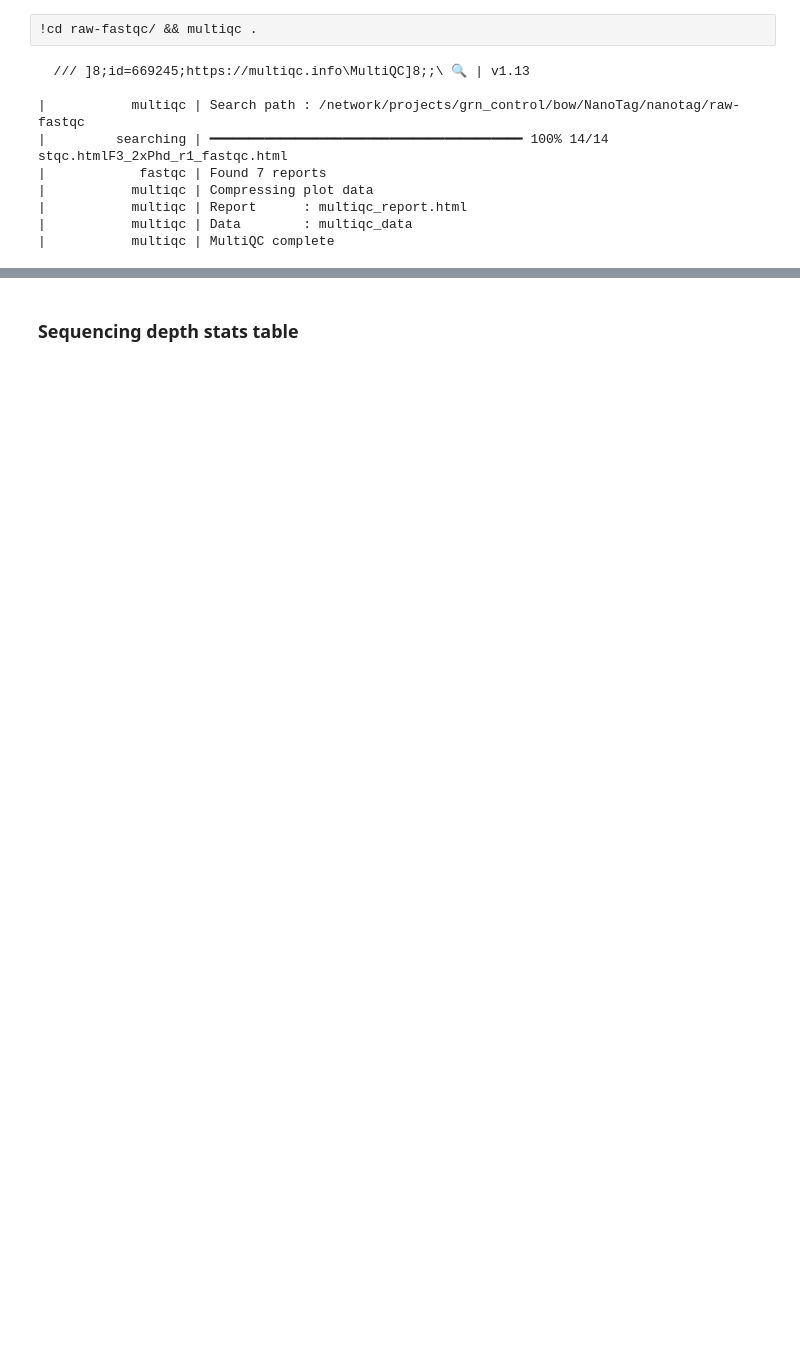
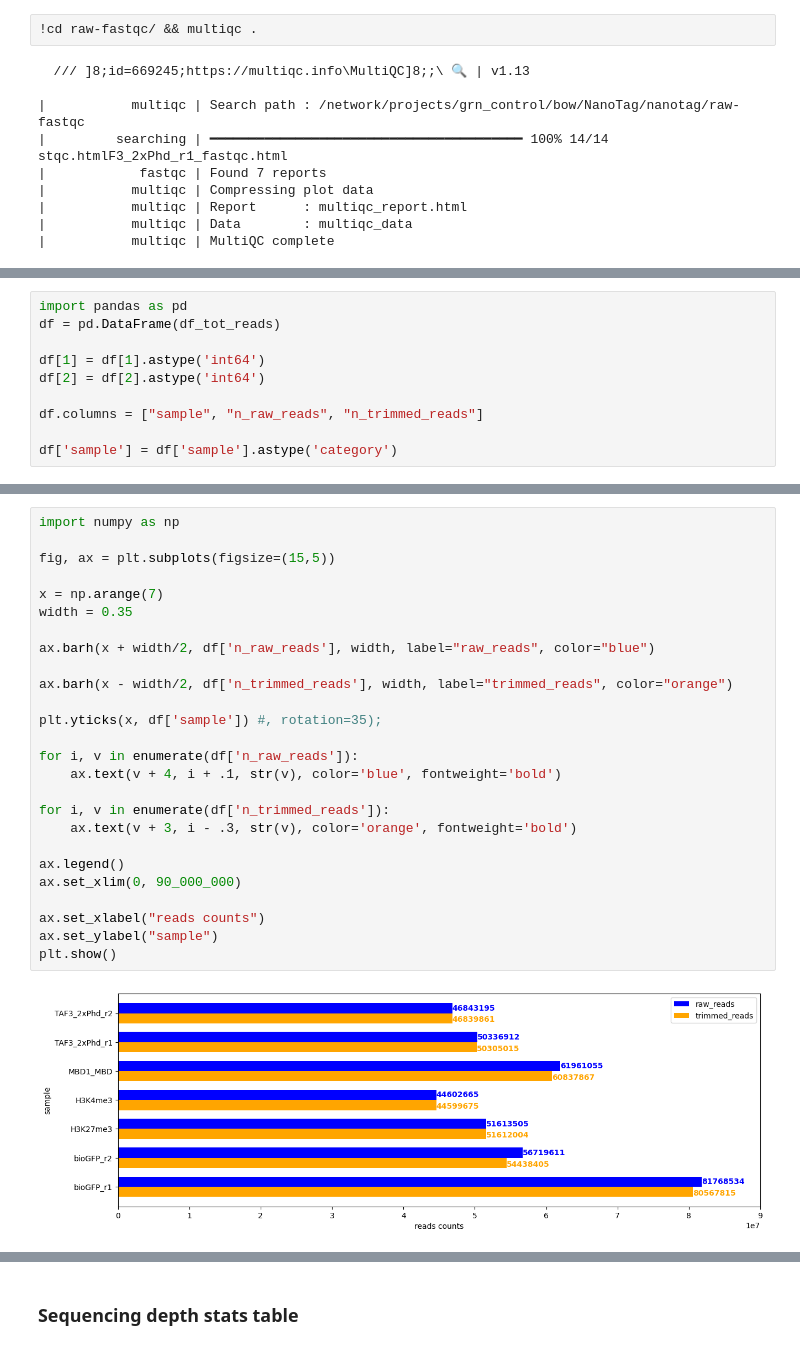
Before and after one commit to ioneliabuzatu/ngs-pipe, a Jupyter notebook: chromid_analysis.ipynb, the cells around one changed output, grey strips where cells are left out. Drawn from its saved outputs; the diff is of its cells as text; blank space fills up the shorter version.

```diff
--- a/chromid_analysis.ipynb
+++ b/chromid_analysis.ipynb
@@ -223,0 +260,10 @@ samtools index aligned/ctr.bam
+# %%
+import pandas as pd
+df = pd.DataFrame(df_tot_reads)
+
+df[1] = df[1].astype('int64')
+df[2] = df[2].astype('int64')
+
+df.columns = ["sample", "n_raw_reads", "n_trimmed_reads"]
+
+df['sample'] = df['sample'].astype('category')
@@ -223,0 +281,28 @@ samtools index aligned/ctr.bam
+# %%
+import numpy as np
+
+fig, ax = plt.subplots(figsize=(15,5))
+
+x = np.arange(7)
+width = 0.35
+
+ax.barh(x + width/2, df['n_raw_reads'], width, label="raw_reads", color="blue")
+
+ax.barh(x - width/2, df['n_trimmed_reads'], width, label="trimmed_reads", color="orange")
+
+plt.yticks(x, df['sample']) #, rotation=35);
+
+for i, v in enumerate(df['n_raw_reads']):
+    ax.text(v + 4, i + .1, str(v), color='blue', fontweight='bold')
+
+for i, v in enumerate(df['n_trimmed_reads']):
+    ax.text(v + 3, i - .3, str(v), color='orange', fontweight='bold')
+
+ax.legend()
+ax.set_xlim(0, 90_000_000)
+
+ax.set_xlabel("reads counts")
+ax.set_ylabel("sample")
+plt.show()
+# %% [output]
+[figure, added]
```
Also changed, not shown: parts of 85 cells of this notebook, 3 other files.
